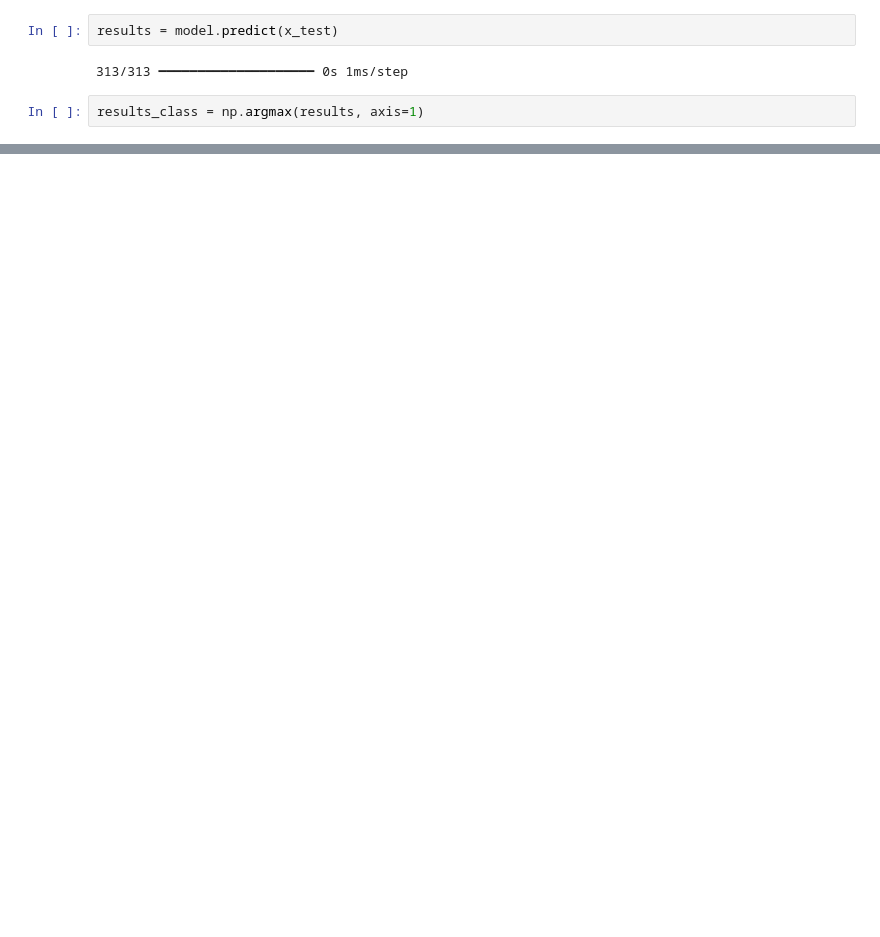
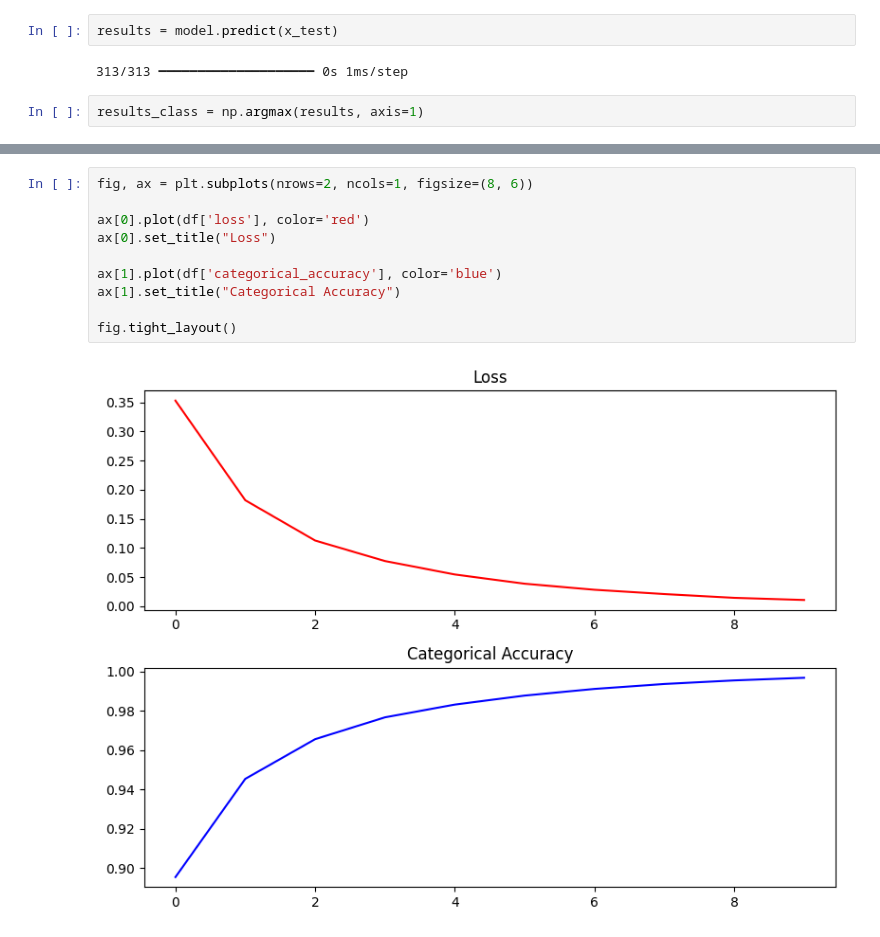
Before and after one commit to m3ll0c/machine-learning, a Jupyter notebook: 03_keras_mnist.ipynb, the cells around one changed output, grey strips where cells are left out. Cells and saved outputs as stored; diff of their text form; blank space fills up the shorter version.

```diff
--- a/03_keras_mnist.ipynb
+++ b/03_keras_mnist.ipynb
@@ -109,0 +127,12 @@ weighted avg       0.92      0.92      0.92     10000
+# %%
+fig, ax = plt.subplots(nrows=2, ncols=1, figsize=(8, 6))
+
+ax[0].plot(df['loss'], color='red')
+ax[0].set_title("Loss")
+
+ax[1].plot(df['categorical_accuracy'], color='blue')
+ax[1].set_title("Categorical Accuracy")
+
+fig.tight_layout()
+# %% [output]
+[figure, added]
```
Also changed, not shown: parts of 12 cells of this notebook, 2 other files.
